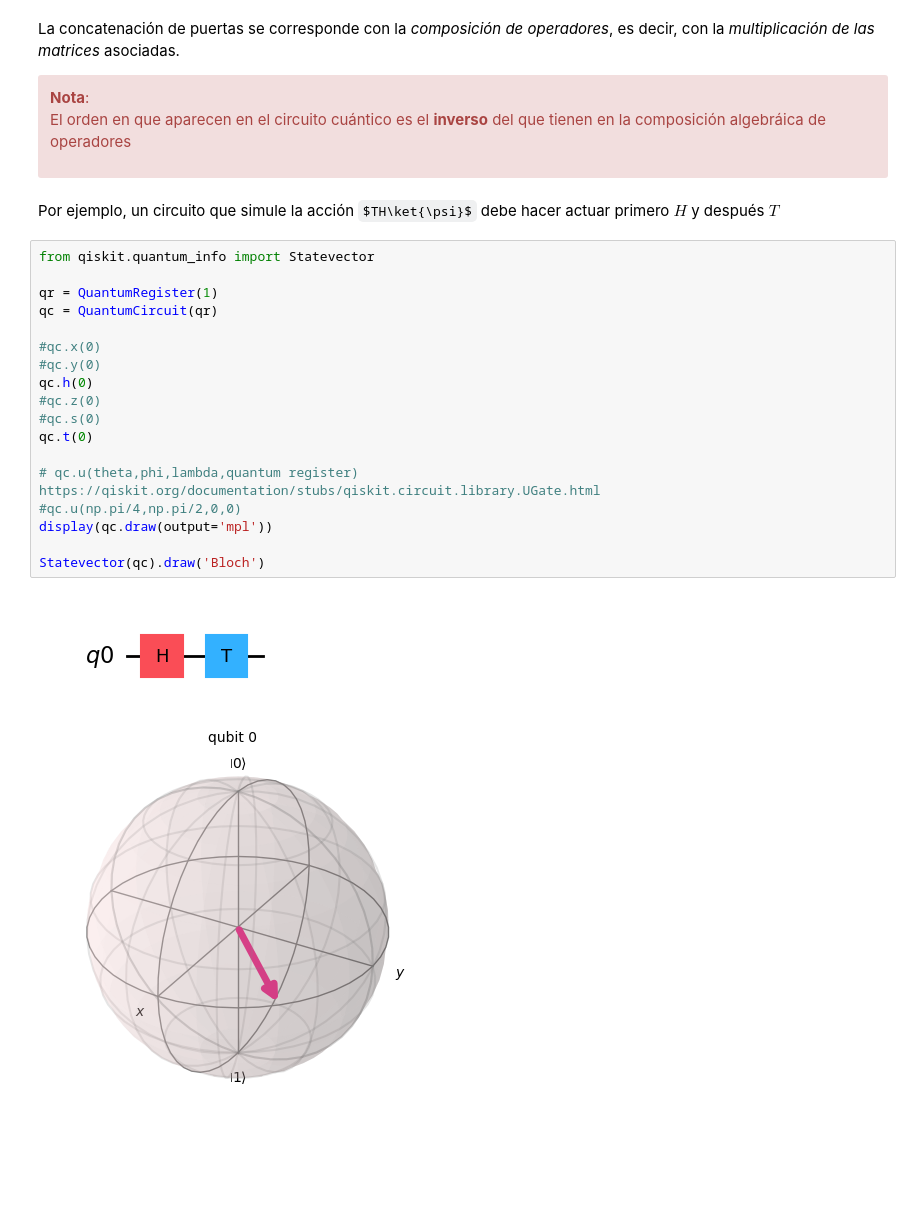
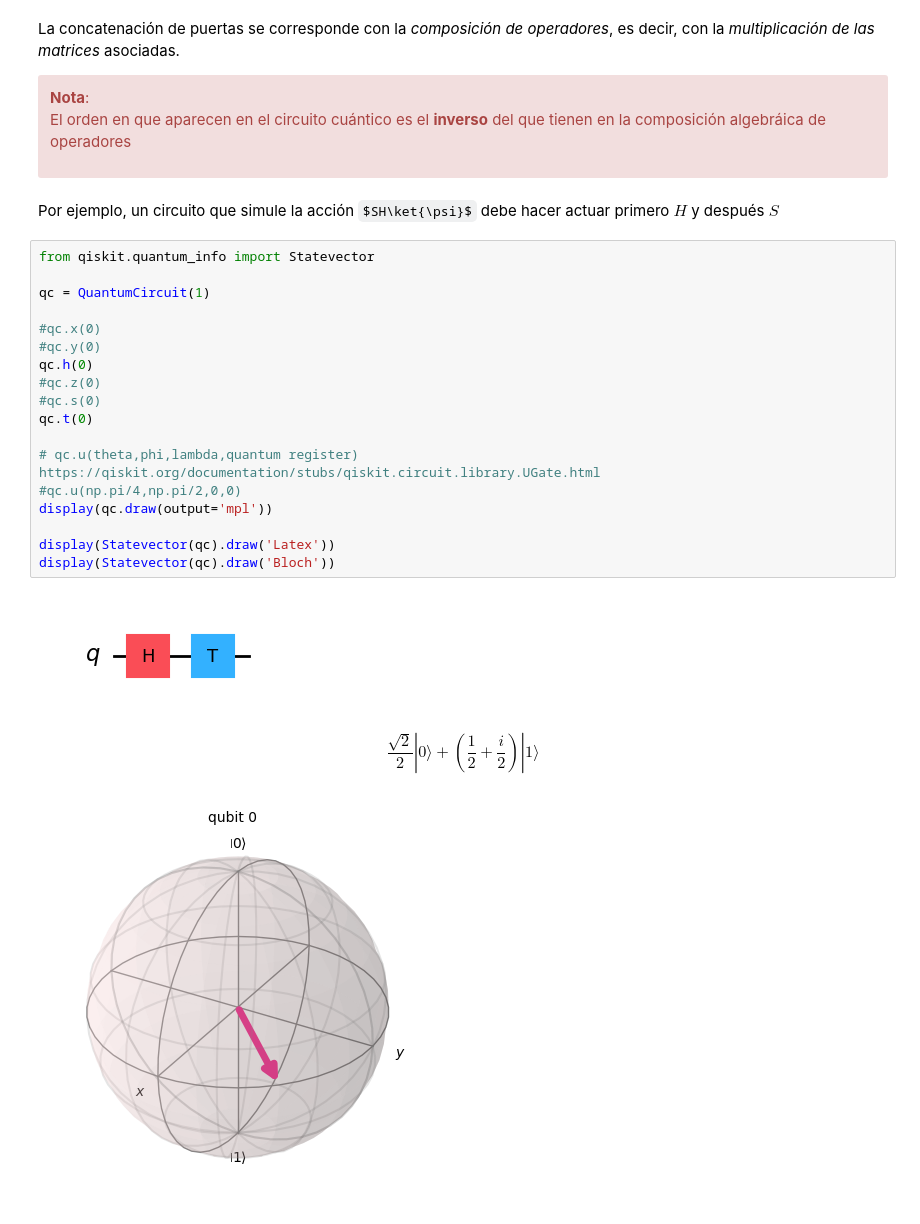
Before and after one commit to jamasole/FICC_notebook, a Jupyter notebook: 02_Cubits/021_Cubits.ipynb, the cells around one changed output. Cells and saved outputs as stored; diff of their text form; some formulas as TeX source; blank space fills up the shorter version.

```diff
--- a/02_Cubits/021_Cubits.ipynb
+++ b/02_Cubits/021_Cubits.ipynb
@@ -641,25 +636,26 @@ La concatenación de puertas se corresponde con la <i>composición de operadores
 El orden en que aparecen en el circuito cuántico es  el <b>inverso</b> del que tienen en la composición algebráica de operadores
 </div>
 # %% [markdown]
-Por ejemplo, un circuito que simule la acción  $TH\ket{\psi}$ debe hacer actuar primero $H$ y después $T$
+Por ejemplo, un circuito que simule la acción  $SH\ket{\psi}$ debe hacer actuar primero $H$ y después $S$
 # %%
 from qiskit.quantum_info import Statevector
 
-qr = QuantumRegister(1)
-qc = QuantumCircuit(qr)
+qc = QuantumCircuit(1)
 
 #qc.x(0)
 #qc.y(0)
 qc.h(0)
 #qc.z(0)
 #qc.s(0)
 qc.t(0)
 
 # qc.u(theta,phi,lambda,quantum register)  https://qiskit.org/documentation/stubs/qiskit.circuit.library.UGate.html
 #qc.u(np.pi/4,np.pi/2,0,0)
 display(qc.draw(output='mpl'))
 
-Statevector(qc).draw('Bloch')
+display(Statevector(qc).draw('Latex'))
+display(Statevector(qc).draw('Bloch'))
 # %% [output]
-[figure, old version]
+[figure, new version]
+$$\frac{\sqrt{2}}{2} |0\rangle+(\frac{1}{2} + \frac{i}{2}) |1\rangle$$
 [figure]
```
Also changed, not shown: parts of 7 cells of this notebook, 5 other files.
